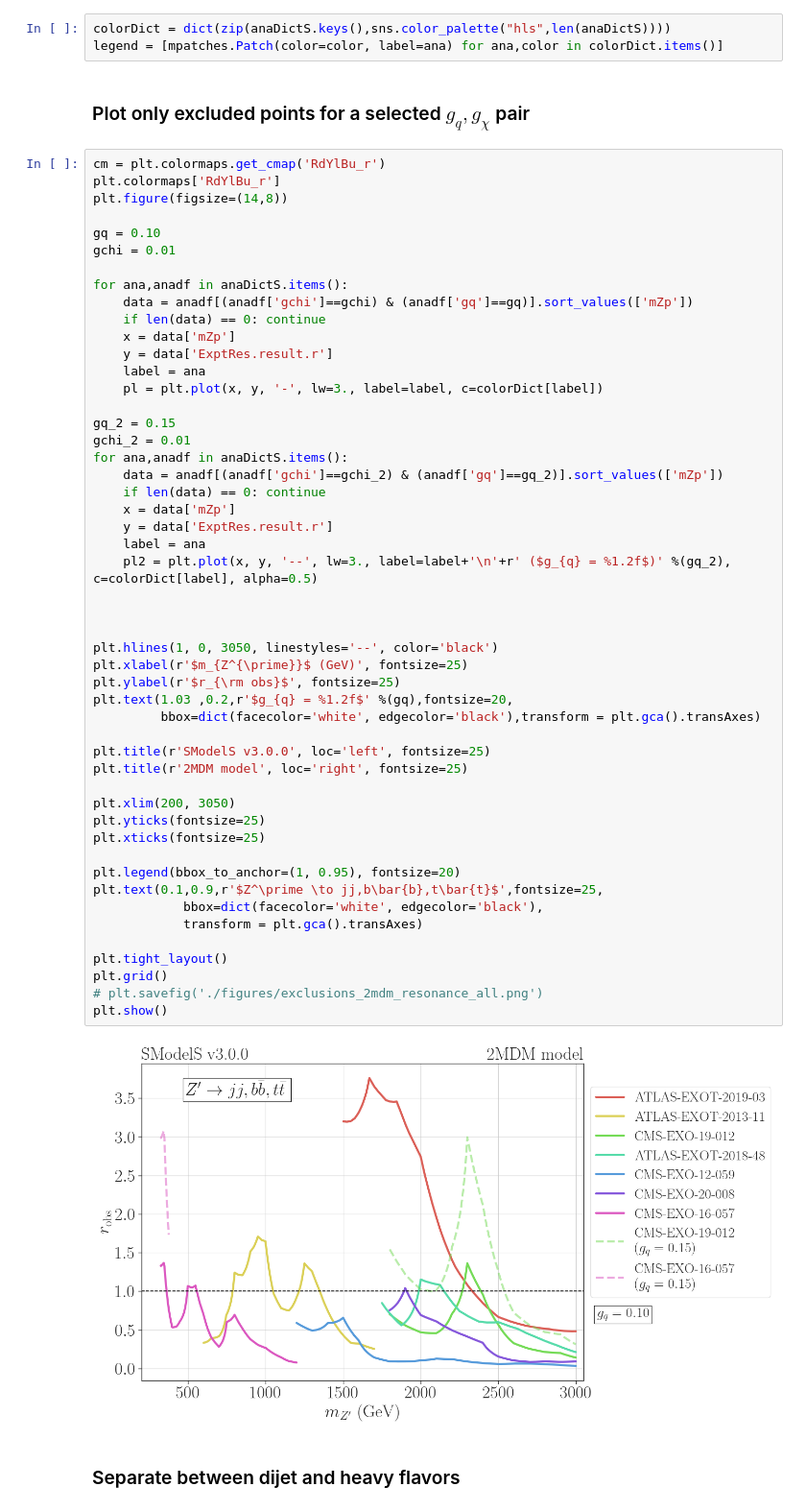
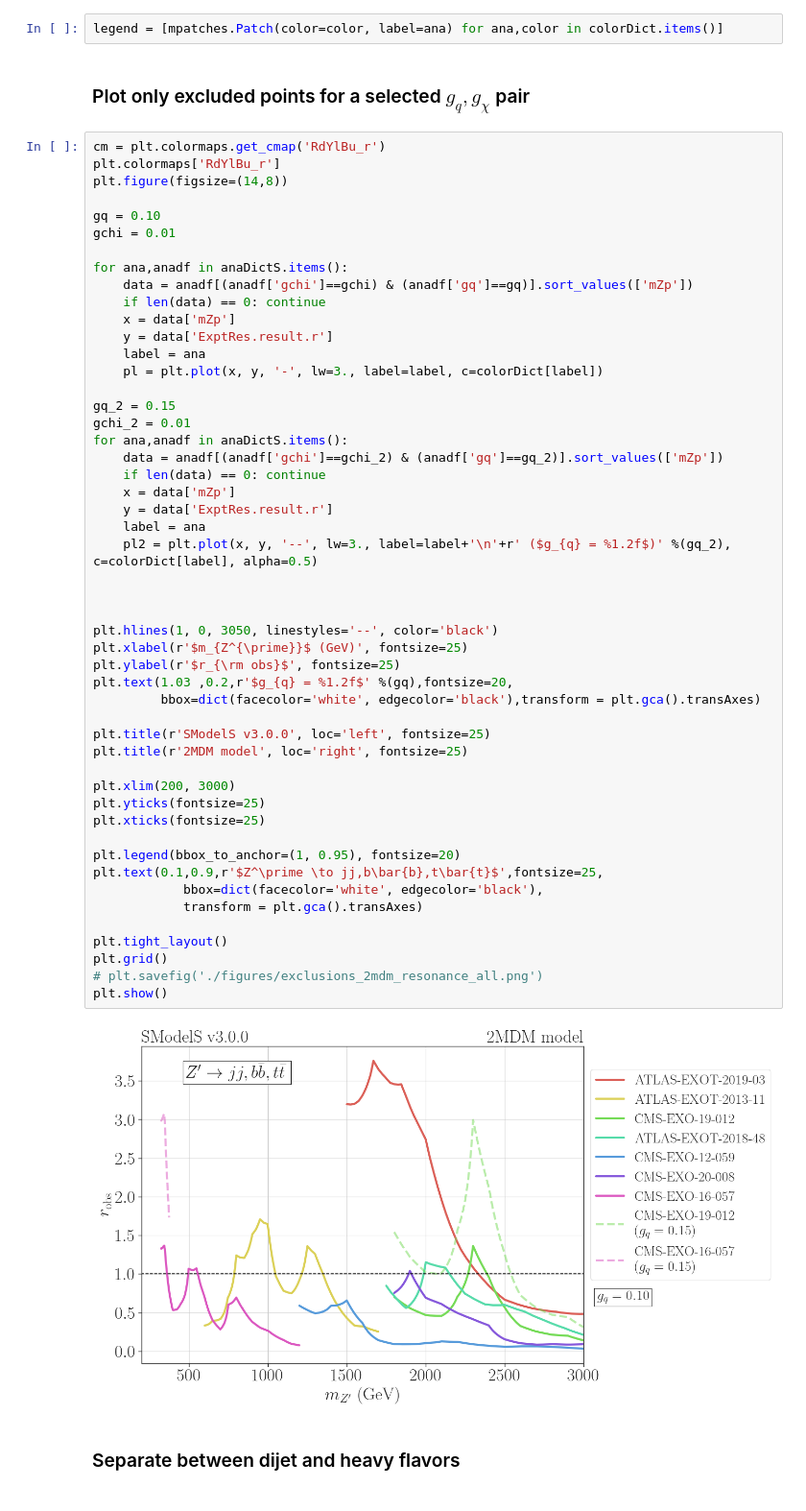
Before and after one commit to SModelS/smodelsv3-paper, a Jupyter notebook: notebooks/2MDM-dijet-plots.ipynb, the cells around one changed output. Shown at 96% size. Saved outputs shown, nothing was run; the diff lists cells and outputs as text.

Commit message:
Updated dijet plots

```diff
--- a/notebooks/2MDM-dijet-plots.ipynb
+++ b/notebooks/2MDM-dijet-plots.ipynb
@@ -119,7 +119,6 @@ anaDictS = {ana : anaDict[ana] for ana in allAnas if ana in anaDict}
 # %% [markdown]
 #### Create legend for plots for excluded points
 # %%
-colorDict = dict(zip(anaDictS.keys(),sns.color_palette("hls",len(anaDictS))))
 legend = [mpatches.Patch(color=color, label=ana) for ana,color in colorDict.items()]
 # %% [markdown]
 ### Plot only excluded points for a selected $g_{q}, g_{\chi}$ pair
@@ -146,35 +145,35 @@ for ana,anadf in anaDictS.items():
     if len(data) == 0: continue
     x = data['mZp']
     y = data['ExptRes.result.r']
     label = ana
     pl2 = plt.plot(x, y, '--', lw=3., label=label+'\n'+r' ($g_{q} = %1.2f$)' %(gq_2), c=colorDict[label], alpha=0.5)
 
 
 
 plt.hlines(1, 0, 3050, linestyles='--', color='black')
 plt.xlabel(r'$m_{Z^{\prime}}$ (GeV)', fontsize=25)
 plt.ylabel(r'$r_{\rm obs}$', fontsize=25)
 plt.text(1.03 ,0.2,r'$g_{q} = %1.2f$' %(gq),fontsize=20,
          bbox=dict(facecolor='white', edgecolor='black'),transform = plt.gca().transAxes)
 
 plt.title(r'SModelS v3.0.0', loc='left', fontsize=25)
 plt.title(r'2MDM model', loc='right', fontsize=25)
 
-plt.xlim(200, 3050)
+plt.xlim(200, 3000)
 plt.yticks(fontsize=25)
 plt.xticks(fontsize=25)
 
 plt.legend(bbox_to_anchor=(1, 0.95), fontsize=20)
 plt.text(0.1,0.9,r'$Z^\prime \to jj,b\bar{b},t\bar{t}$',fontsize=25,
             bbox=dict(facecolor='white', edgecolor='black'),
             transform = plt.gca().transAxes)
 
 plt.tight_layout()
 plt.grid()
 # plt.savefig('./figures/exclusions_2mdm_resonance_all.png')
 plt.show()
 # %% [output]
-[figure, old version]
+[figure, new version]
 # %% [markdown]
 ### Separate between dijet and heavy flavors
 # %%
```
Also changed, not shown: parts of 4 cells of this notebook, 2 other files.
